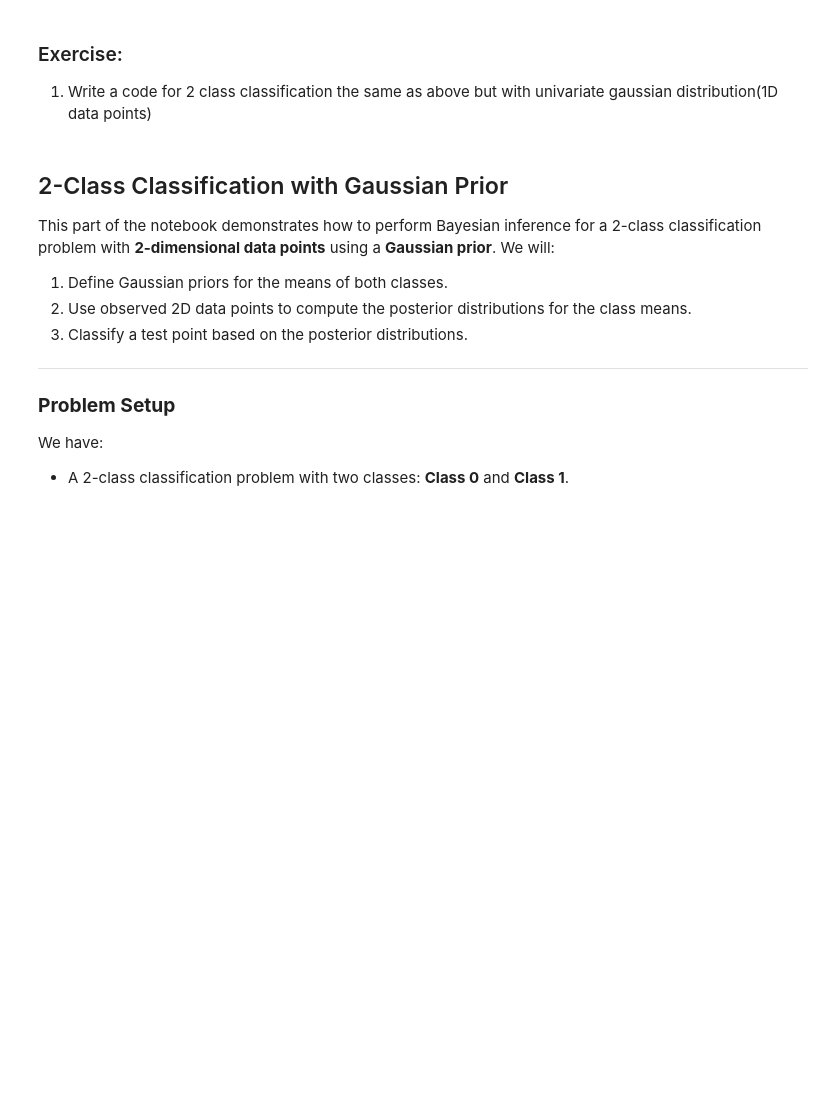
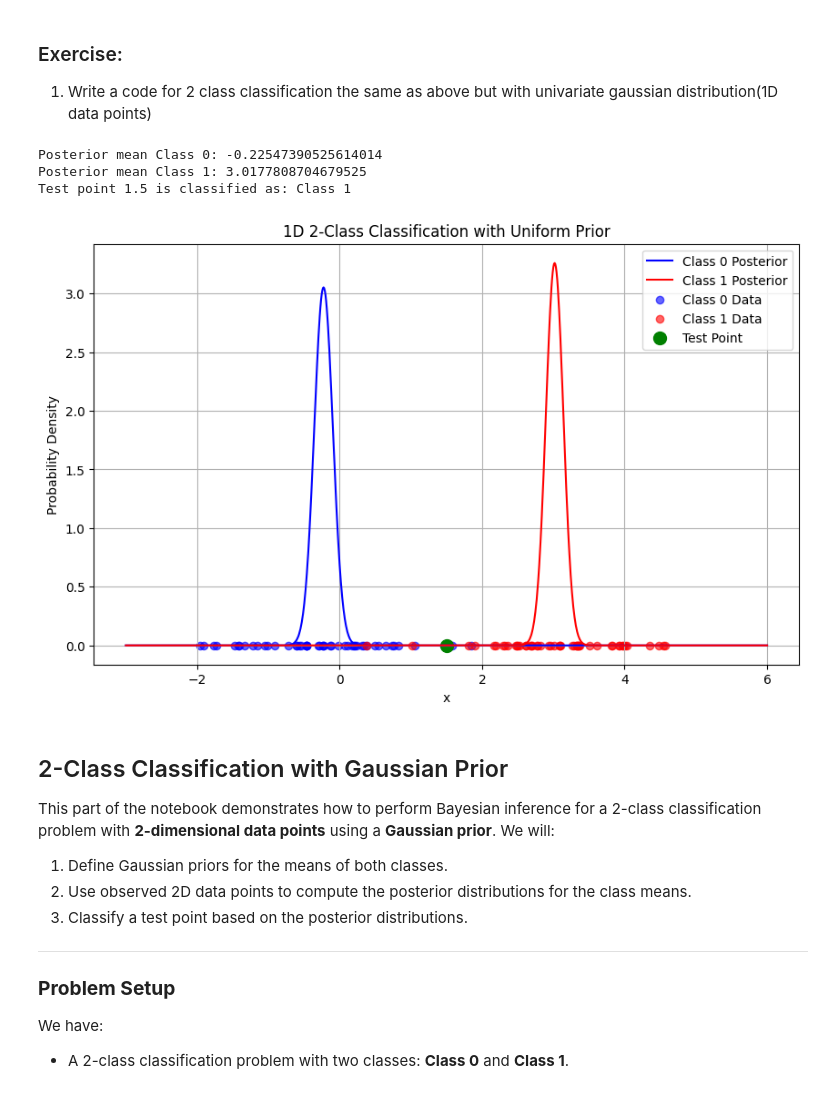
Before and after one commit to amarmohammed398/Gaussian-Bayesian-Statistics-, a Jupyter notebook: Labs/Lab_Prob&Stats.ipynb, the cells around one changed output. Cells and saved outputs as stored; diff of their text form; code cells hidden in the pictures; blank space fills up the shorter version.

```diff
--- a/Labs/Lab_Prob&Stats.ipynb
+++ b/Labs/Lab_Prob&Stats.ipynb
@@ -839,3 +834,75 @@ from scipy.stats import norm
+# %%
+import numpy as np
+import matplotlib.pyplot as plt
+from scipy.stats import norm
+
+# --------------------------
+# Step 1: Generate 1D data
+# --------------------------
+np.random.seed(42)  # for reproducibility
+
+n_class_0 = 50
+n_class_1 = 50
+
+mu_0_true = 0
+mu_1_true = 3
+sigma_0_true = 1
+sigma_1_true = 1
+
+X_class_0 = np.random.normal(mu_0_true, sigma_0_true, n_class_0)
+X_class_1 = np.random.normal(mu_1_true, sigma_1_true, n_class_1)
+
+# --------------------------
+# Step 2: Posterior parameters (uniform prior)
+# --------------------------
+mu_0_post = np.mean(X_class_0)
+mu_1_post = np.mean(X_class_1)
+
+sigma_0_post = np.std(X_class_0) / np.sqrt(n_class_0)
+sigma_1_post = np.std(X_class_1) / np.sqrt(n_class_1)
+
+print("Posterior mean Class 0:", mu_0_post)
+print("Posterior mean Class 1:", mu_1_post)
+
+# --------------------------
+# Step 3: Test point
+# --------------------------
+x_test = 1.5  # change this to try other points
+
+prob_class_0 = norm.pdf(x_test, mu_0_post, sigma_0_post)
+prob_class_1 = norm.pdf(x_test, mu_1_post, sigma_1_post)
+
+if prob_class_0 > prob_class_1:
+    classification = "Class 0"
+else:
+    classification = "Class 1"
+
+print(f"Test point {x_test} is classified as: {classification}")
+
+# --------------------------
+# Step 4: Plot
+# --------------------------
+x = np.linspace(-3, 6, 1000)
+plt.figure(figsize=(10, 6))
+
+plt.plot(x, norm.pdf(x, mu_0_post, sigma_0_post), label='Class 0 Posterior', color='blue')
+plt.plot(x, norm.pdf(x, mu_1_post, sigma_1_post), label='Class 1 Posterior', color='red')
+
+plt.scatter(X_class_0, np.zeros_like(X_class_0), color='blue', alpha=0.6, label='Class 0 Data')
+plt.scatter(X_class_1, np.zeros_like(X_class_1), color='red', alpha=0.6, label='Class 1 Data')
+plt.scatter(x_test, 0, color='green', s=100, label='Test Point')
+
+plt.title('1D 2-Class Classification with Uniform Prior')
+plt.xlabel('x')
+plt.ylabel('Probability Density')
+plt.legend()
+plt.grid(True)
+plt.show()
+# %% [output]
+Posterior mean Class 0: -0.22547390525614014
+Posterior mean Class 1: 3.0177808704679525
+Test point 1.5 is classified as: Class 1
+[figure, added]
 # %% [markdown]
 ## 2-Class Classification with Gaussian Prior
 
```
Also changed, not shown: parts of 12 cells of this notebook.
